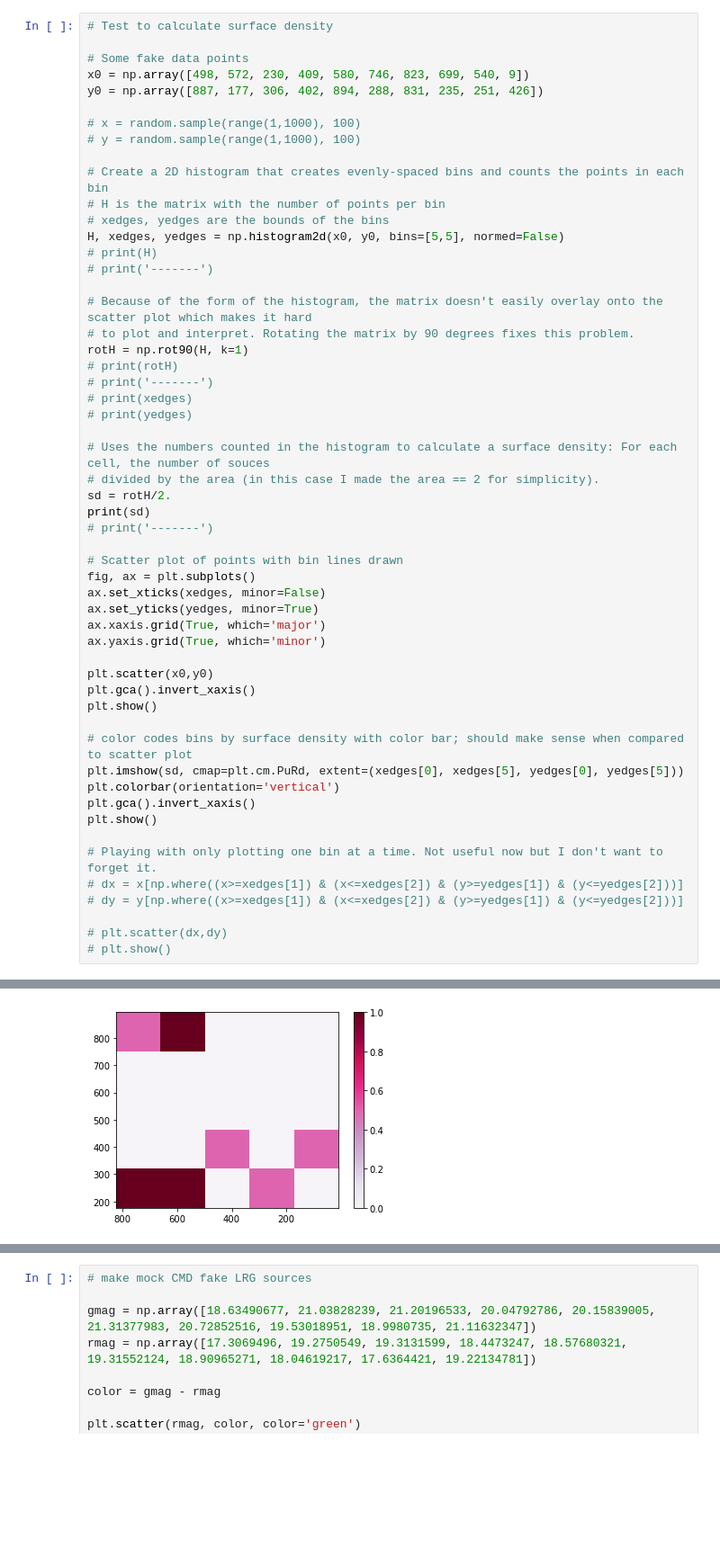
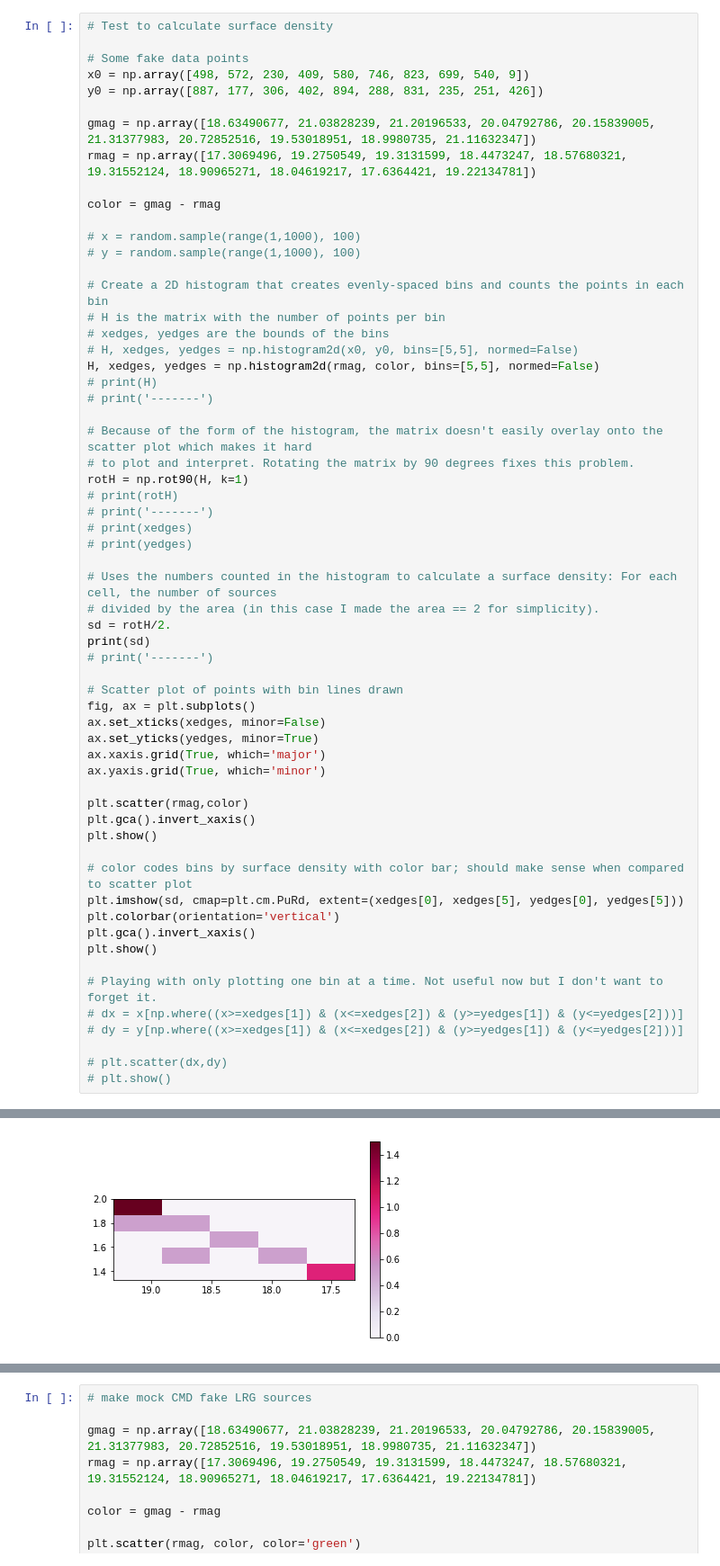
Before and after one commit to metownsend/lrg-project, a Jupyter notebook: statSub_Test.ipynb, the cells around one changed output, grey strips where cells are left out. Shown at 90% size. Drawn from its saved outputs; the diff is of its cells as text; blank space fills up the shorter version.

```diff
--- a/statSub_Test.ipynb
+++ b/statSub_Test.ipynb
@@ -16,13 +16,19 @@ from sklearn.neighbors import KDTree
 x0 = np.array([498, 572, 230, 409, 580, 746, 823, 699, 540, 9])
 y0 = np.array([887, 177, 306, 402, 894, 288, 831, 235, 251, 426])
 
+gmag = np.array([18.63490677, 21.03828239, 21.20196533, 20.04792786, 20.15839005, 21.31377983, 20.72852516, 19.53018951, 18.9980735, 21.11632347])
+rmag = np.array([17.3069496, 19.2750549, 19.3131599, 18.4473247, 18.57680321, 19.31552124, 18.90965271, 18.04619217, 17.6364421, 19.22134781])
+
+color = gmag - rmag
+
 # x = random.sample(range(1,1000), 100)
 # y = random.sample(range(1,1000), 100)
 
 # Create a 2D histogram that creates evenly-spaced bins and counts the points in each bin
 # H is the matrix with the number of points per bin
 # xedges, yedges are the bounds of the bins
-H, xedges, yedges = np.histogram2d(x0, y0, bins=[5,5], normed=False)
+# H, xedges, yedges = np.histogram2d(x0, y0, bins=[5,5], normed=False)
+H, xedges, yedges = np.histogram2d(rmag, color, bins=[5,5], normed=False)
 # print(H)
 # print('-------')
 
@@ -34,7 +40,7 @@ rotH = np.rot90(H, k=1)
 # print(xedges)
 # print(yedges)
 
-# Uses the numbers counted in the histogram to calculate a surface density: For each cell, the number of souces
+# Uses the numbers counted in the histogram to calculate a surface density: For each cell, the number of sources
 # divided by the area (in this case I made the area == 2 for simplicity).
 sd = rotH/2.
 print(sd)
@@ -47,7 +53,7 @@ ax.set_yticks(yedges, minor=True)
 ax.xaxis.grid(True, which='major')
 ax.yaxis.grid(True, which='minor')
 
-plt.scatter(x0,y0)
+plt.scatter(rmag,color)
 plt.gca().invert_xaxis()
 plt.show()
 
@@ -73,4 +79,4 @@ plt.show()
-[figure, old version]
+[figure, new version]
 # %%
 # Test for counting near neighbors
 
```
Also changed, not shown: parts of 7 cells of this notebook.
